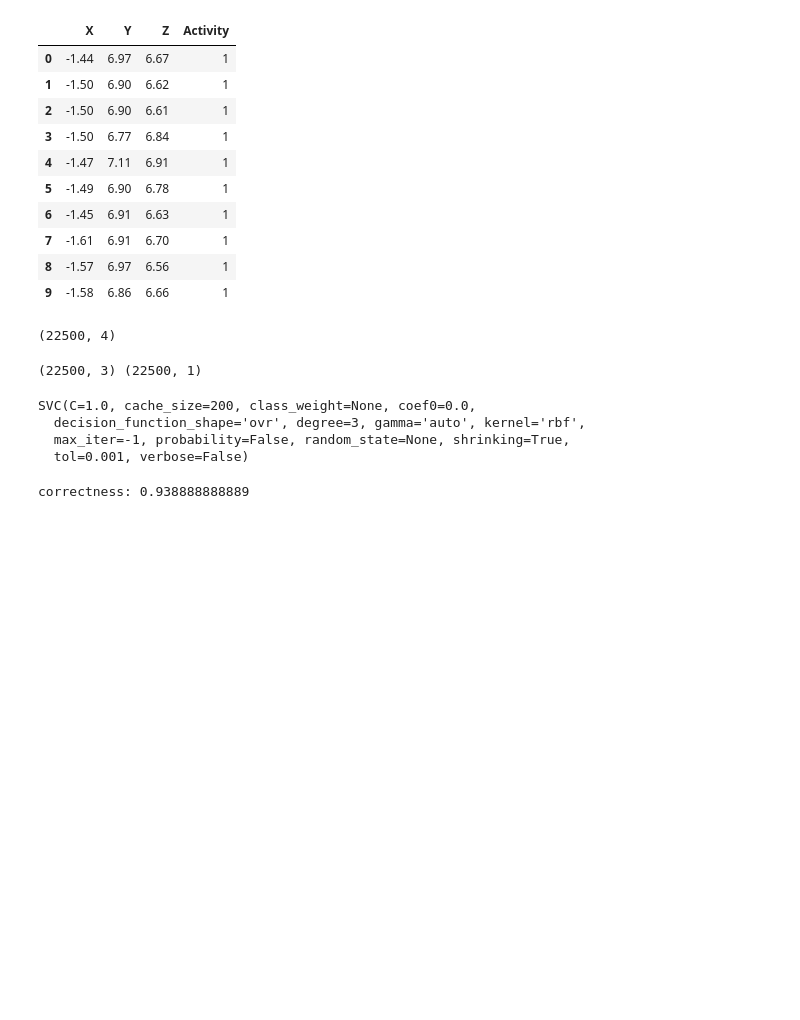
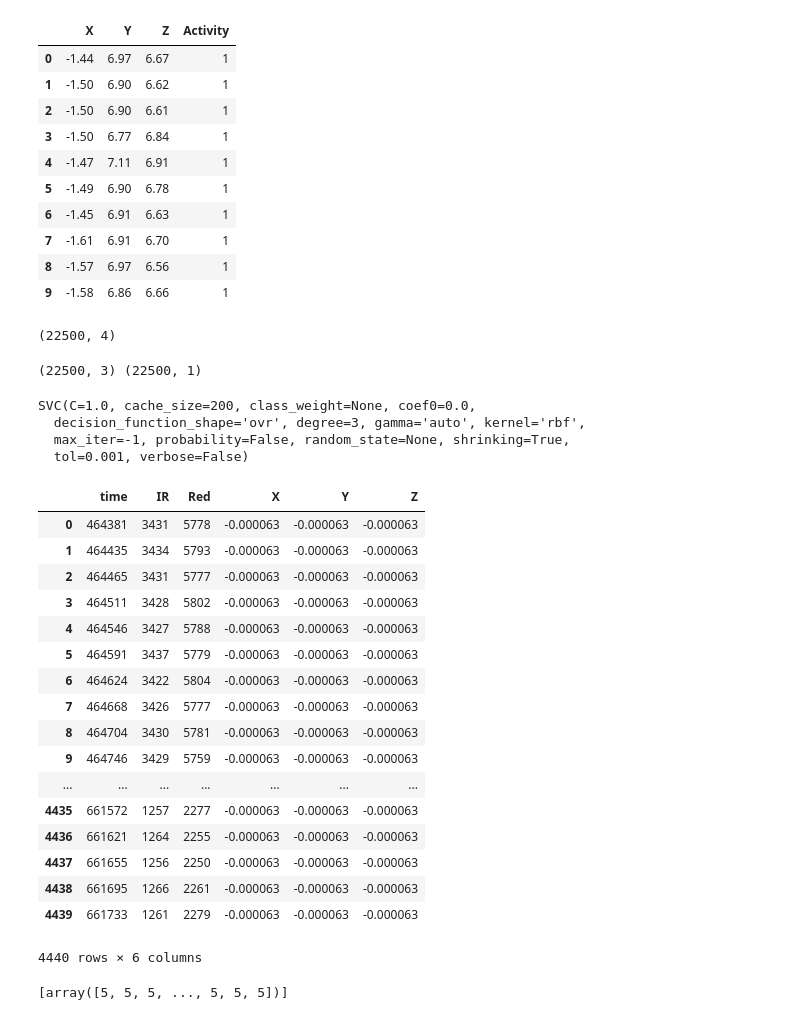
Before and after one commit to haochen07/CS244Fall2017, a Jupyter notebook: analytics/assignment5.ipynb, the cells around one changed output. Drawn from its saved outputs; the diff is of its cells as text; code cells hidden in the pictures; blank space fills up the shorter version.

Commit message:
split data collection and data display; add ppg+motion data collection.

```diff
--- a/analytics/assignment5.ipynb
+++ b/analytics/assignment5.ipynb
@@ -71,7 +68,0 @@ y_pred = clf.predict(X_test)
-# %%
-correct = 0.0
-size = len(y_test)
-correct = sum(y_pred == y_test['Activity'])
-print "correctness:", correct / float(size)
-# %% [output]
-correctness: 0.938888888889
@@ -77,0 +74,26 @@ correctness: 0.938888888889
+# %%
+sample = pd.read_csv('../server/data/ppg_motionData.csv')
+sample
+# %% [output]
+|  | time | IR | Red | X | Y | Z |
+| 0 | 464381 | 3431 | 5778 | -0.000063 | -0.000063 | -0.000063 |
+| 1 | 464435 | 3434 | 5793 | -0.000063 | -0.000063 | -0.000063 |
+| 2 | 464465 | 3431 | 5777 | -0.000063 | -0.000063 | -0.000063 |
+| 3 | 464511 | 3428 | 5802 | -0.000063 | -0.000063 | -0.000063 |
+| 4 | 464546 | 3427 | 5788 | -0.000063 | -0.000063 | -0.000063 |
+| 5 | 464591 | 3437 | 5779 | -0.000063 | -0.000063 | -0.000063 |
+| 6 | 464624 | 3422 | 5804 | -0.000063 | -0.000063 | -0.000063 |
+| 7 | 464668 | 3426 | 5777 | -0.000063 | -0.000063 | -0.000063 |
+| 8 | 464704 | 3430 | 5781 | -0.000063 | -0.000063 | -0.000063 |
+| 9 | 464746 | 3429 | 5759 | -0.000063 | -0.000063 | -0.000063 |
+| ... | ... | ... | ... | ... | ... | ... |
+| 4435 | 661572 | 1257 | 2277 | -0.000063 | -0.000063 | -0.000063 |
+| 4436 | 661621 | 1264 | 2255 | -0.000063 | -0.000063 | -0.000063 |
+| 4437 | 661655 | 1256 | 2250 | -0.000063 | -0.000063 | -0.000063 |
+| 4438 | 661695 | 1266 | 2261 | -0.000063 | -0.000063 | -0.000063 |
+| 4439 | 661733 | 1261 | 2279 | -0.000063 | -0.000063 | -0.000063 |
+4440 rows × 6 columns
+# %%
+predictWith(clf, sample[:][['X', 'Y', 'Z']])
+# %% [output]
+[array([5, 5, 5, ..., 5, 5, 5])]
```
Also changed, not shown: parts of 2 cells of this notebook, 8 other files.
